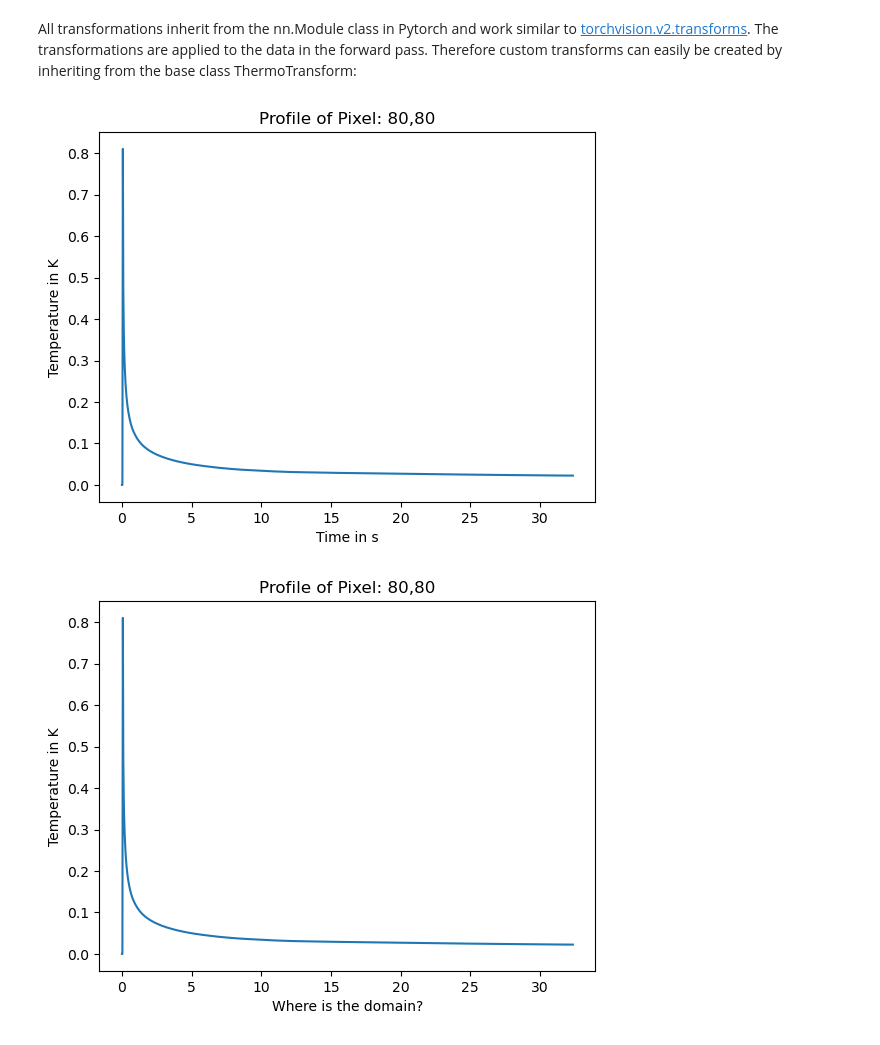
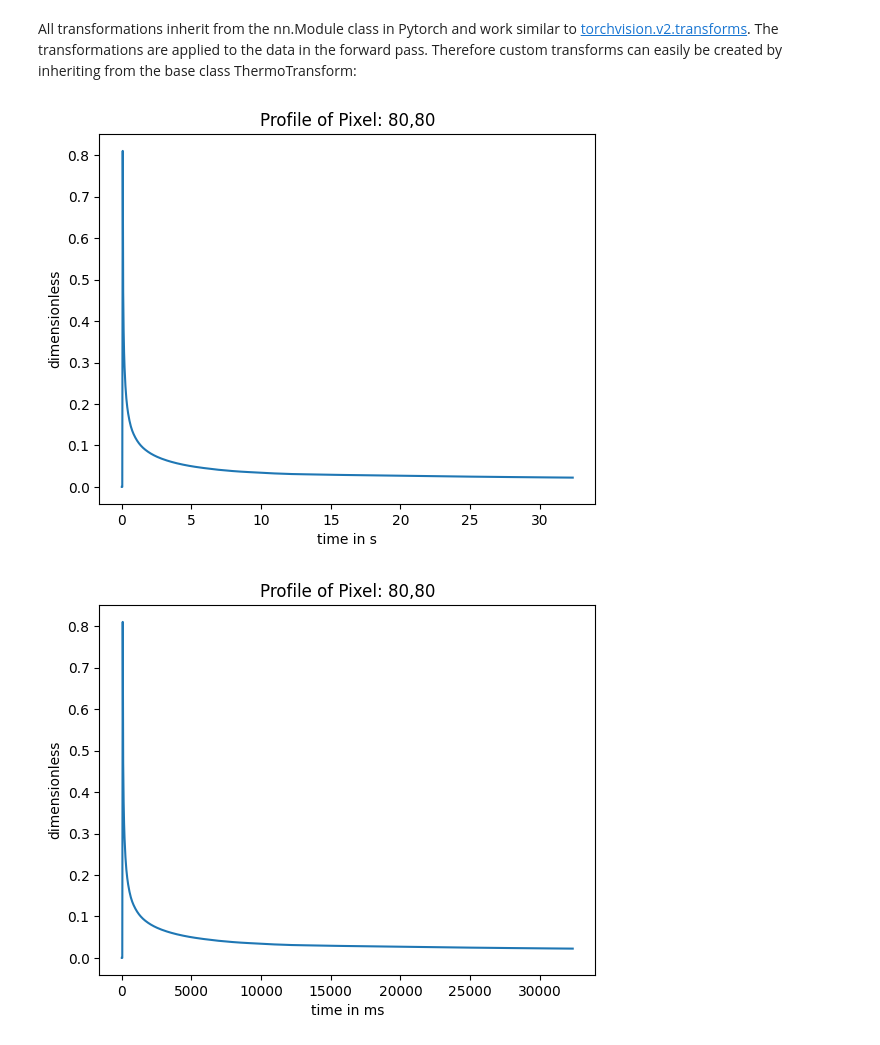
Before and after one commit to voidsy-gmbh/pyThermoNDT, a Jupyter notebook: examples/example3_transforming_data.ipynb, the cells around one changed output. Drawn from its saved outputs; the diff is of its cells as text; code cells hidden in the pictures.

```diff
--- a/examples/example3_transforming_data.ipynb
+++ b/examples/example3_transforming_data.ipynb
@@ -64,29 +66,35 @@ Number of files in the dataset:  6
 # %% [markdown]
 All transformations inherit from the nn.Module class in Pytorch and work similar to [torchvision.v2.transforms](https://pytorch.org/vision/main/auto_examples/transforms/plot_transforms_getting_started.html). The transformations are applied to the data in the forward pass. Therefore custom transforms can easily be created by inheriting from the base class ThermoTransform:
 # %%
-from pythermondt import DataContainer
+from pythermondt.data import DataContainer
 from pythermondt.transforms import ThermoTransform
+from pythermondt.data import Units
 
 # Define a custom transform
-class MyOwnTransform(ThermoTransform):
-    def __init__(self, name: str):
-        super().__init__()
-        self.name = name
+class ConvertToMilliseconds(ThermoTransform):
+    def forward(self, container: DataContainer) -> DataContainer:
+        # Get data from the container
+        domain_values = container.get_dataset("/MetaData/DomainValues")
+        domain_unit = container.get_unit("/MetaData/DomainValues")
 
-    def forward(self, container: DataContainer) -> DataContainer:
-        container.update_attribute("/MetaData/DomainValues", "DomainType", self.name)
+        # Update container
+        if domain_unit == Units.second:
+            container.update_dataset("/MetaData/DomainValues", domain_values * 1000)
+            container.update_unit("/MetaData/DomainValues", Units.millisecond)
+
+        # Return container
         return container
 
 # Create a new instance of the custom transform
-myowntransform = MyOwnTransform("Where is the domain?")
+myowntransform = ConvertToMilliseconds()
 
 # Apply the custom transform
 container = dataset[5]
 container.show_pixel_profile(80, 80)
 
 container = myowntransform(container)
 
 container.show_pixel_profile(80, 80)
 # %% [output]
-[figure, old version]
+[figure, new version]
-[figure, old version]
+[figure, new version]
```
Also changed, not shown: parts of 5 cells of this notebook, 6 other files.
